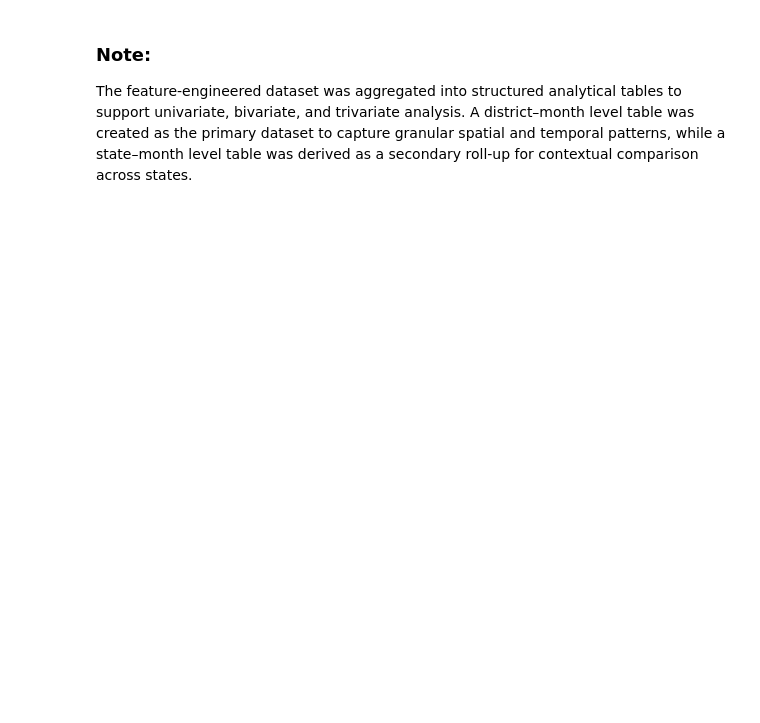
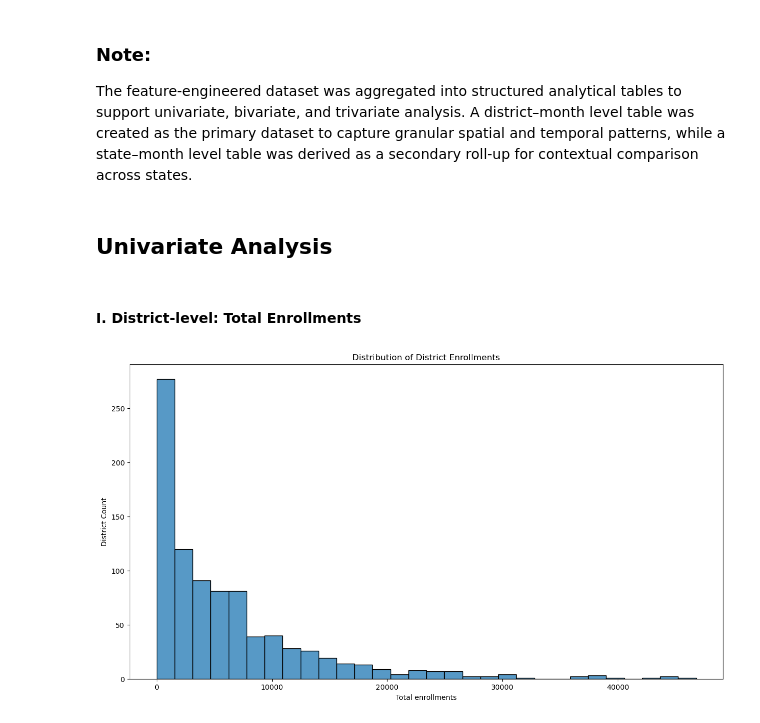
Before and after one commit to bitanpatra/Aadhar-Enrollment-Analysis, a Jupyter notebook: Notebook & Raw Data/Aadhar enrollment Analysis.ipynb, the cells around one changed output. Drawn from its saved outputs; the diff is of its cells as text; code cells hidden in the pictures; blank space fills up the shorter version.

Commit message:
some aggregations & univariate analysis

```diff
--- a/Notebook & Raw Data/Aadhar enrollment Analysis.ipynb
+++ b/Notebook & Raw Data/Aadhar enrollment Analysis.ipynb
@@ -552,0 +512,7 @@ district_month
+# %%
+district_total = (
+    district_month
+    .groupby(['state', 'district'], as_index=False)['total_enrollments']
+    .sum()
+)
+district_total
@@ -553,3 +557,9 @@ district_month
+# %%
+national_total = district_total['total_enrollments'].sum()
+
+district_total['national_share_pct'] = (
+    district_total['total_enrollments'] / national_total * 100
+)
 # %% [markdown]
 ### II. State-Month Level Aggregation
 # %%
@@ -582,3 +592,16 @@ state_month
 # %% [markdown]
 ### Note:
 The feature-engineered dataset was aggregated into structured analytical tables to support univariate, bivariate, and trivariate analysis. A district–month level table was created as the primary dataset to capture granular spatial and temporal patterns, while a state–month level table was derived as a secondary roll-up for contextual comparison across states.
+# %% [markdown]
+## Univariate Analysis
+# %% [markdown]
+#### I. District-level: Total Enrollments
+# %%
+plt.figure(figsize=(15,8))
+sns.histplot(data=district_total,x='total_enrollments', bins=30)
+plt.title('Distribution of District Enrollments')
+plt.xlabel('Total enrollments')
+plt.ylabel('District Count')
+plt.show()
+# %% [output]
+[figure, added]
```
Also changed, not shown: parts of 32 cells of this notebook.
